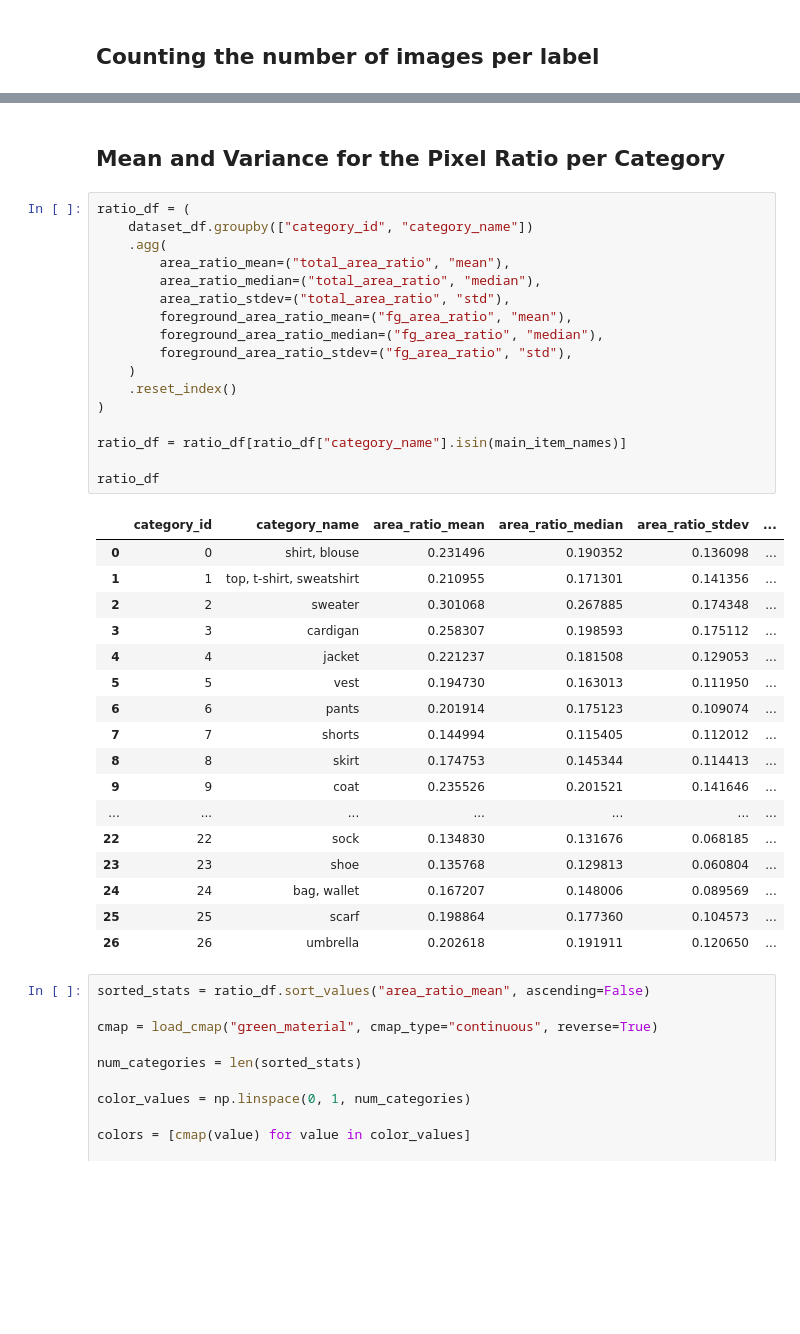
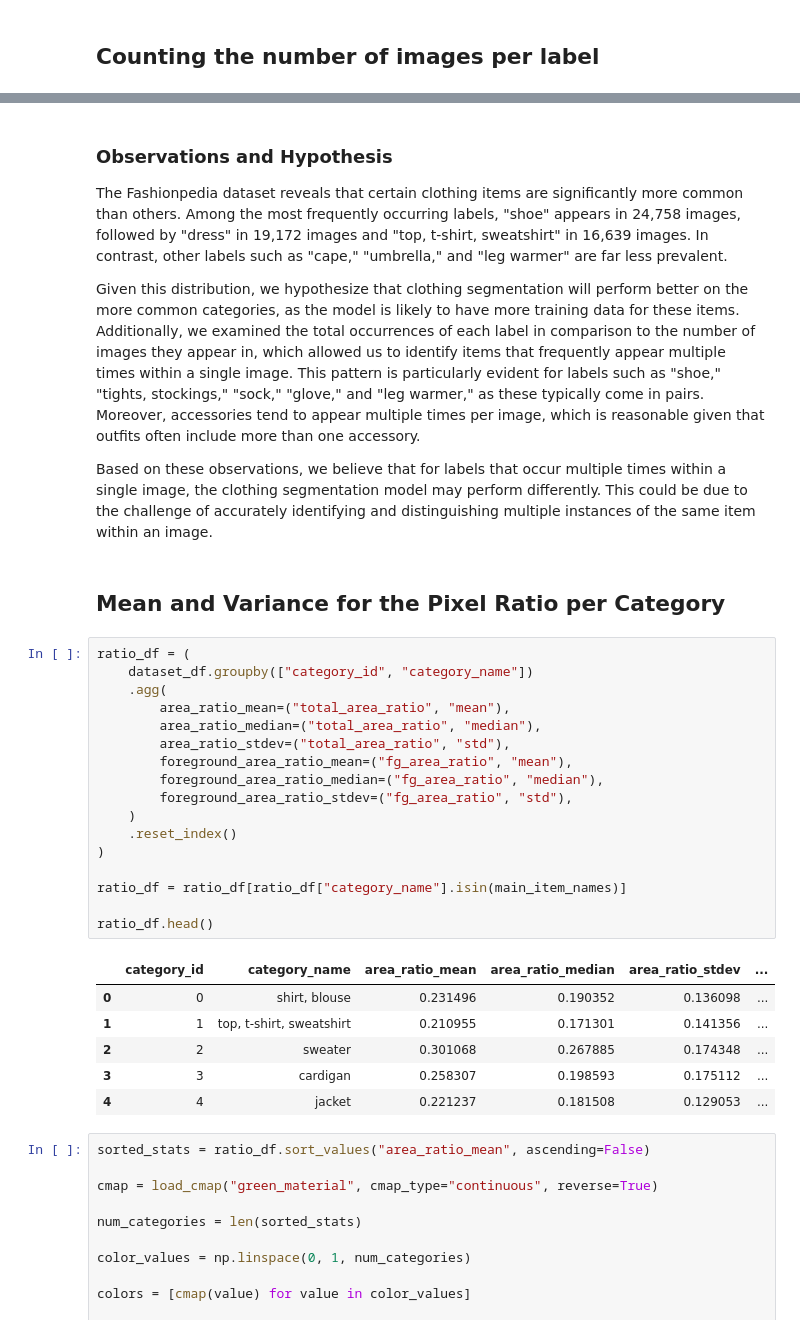
Before and after one commit to ZachParent/mai-object-recognition, a Jupyter notebook: practicals/p2/src/dataset_analysis.ipynb, the cells around one changed output, grey strips where cells are left out. Cells and saved outputs as stored; diff of their text form; blank space fills up the shorter version.

```diff
--- a/practicals/p2/src/dataset_analysis.ipynb
+++ b/practicals/p2/src/dataset_analysis.ipynb
@@ -206,40 +191,37 @@ plt.show()
+# %% [markdown]
+### Observations and Hypothesis
+
+The Fashionpedia dataset reveals that certain clothing items are significantly more common than others. Among the most frequently occurring labels, "shoe" appears in 24,758 images, followed by "dress" in 19,172 images and "top, t-shirt, sweatshirt" in 16,639 images. In contrast, other labels such as "cape," "umbrella," and "leg warmer" are far less prevalent.
+
+Given this distribution, we hypothesize that clothing segmentation will perform better on the more common categories, as the model is likely to have more training data for these items. Additionally, we examined the total occurrences of each label in comparison to the number of images they appear in, which allowed us to identify items that frequently appear multiple times within a single image. This pattern is particularly evident for labels such as "shoe," "tights, stockings," "sock," "glove," and "leg warmer," as these typically come in pairs. Moreover, accessories tend to appear multiple times per image, which is reasonable given that outfits often include more than one accessory.
+
+Based on these observations, we believe that for labels that occur multiple times within a single image, the clothing segmentation model may perform differently. This could be due to the challenge of accurately identifying and distinguishing multiple instances of the same item within an image.
 # %% [markdown]
 ## Mean and Variance for the Pixel Ratio per Category
 # %%
 ratio_df = (
     dataset_df.groupby(["category_id", "category_name"])
     .agg(
         area_ratio_mean=("total_area_ratio", "mean"),
         area_ratio_median=("total_area_ratio", "median"),
         area_ratio_stdev=("total_area_ratio", "std"),
         foreground_area_ratio_mean=("fg_area_ratio", "mean"),
         foreground_area_ratio_median=("fg_area_ratio", "median"),
         foreground_area_ratio_stdev=("fg_area_ratio", "std"),
     )
     .reset_index()
 )
 
 ratio_df = ratio_df[ratio_df["category_name"].isin(main_item_names)]
 
-ratio_df
+ratio_df.head()
 # %% [output]
 |  | category_id | category_name | area_ratio_mean | area_ratio_median | area_ratio_stdev | ... |
 | 0 | 0 | shirt, blouse | 0.231496 | 0.190352 | 0.136098 | ... |
 | 1 | 1 | top, t-shirt, sweatshirt | 0.210955 | 0.171301 | 0.141356 | ... |
 | 2 | 2 | sweater | 0.301068 | 0.267885 | 0.174348 | ... |
 | 3 | 3 | cardigan | 0.258307 | 0.198593 | 0.175112 | ... |
 | 4 | 4 | jacket | 0.221237 | 0.181508 | 0.129053 | ... |
-| 5 | 5 | vest | 0.194730 | 0.163013 | 0.111950 | ... |
-| 6 | 6 | pants | 0.201914 | 0.175123 | 0.109074 | ... |
-| 7 | 7 | shorts | 0.144994 | 0.115405 | 0.112012 | ... |
-| 8 | 8 | skirt | 0.174753 | 0.145344 | 0.114413 | ... |
-| 9 | 9 | coat | 0.235526 | 0.201521 | 0.141646 | ... |
-| ... | ... | ... | ... | ... | ... | ... |
-| 22 | 22 | sock | 0.134830 | 0.131676 | 0.068185 | ... |
-| 23 | 23 | shoe | 0.135768 | 0.129813 | 0.060804 | ... |
-| 24 | 24 | bag, wallet | 0.167207 | 0.148006 | 0.089569 | ... |
-| 25 | 25 | scarf | 0.198864 | 0.177360 | 0.104573 | ... |
-| 26 | 26 | umbrella | 0.202618 | 0.191911 | 0.120650 | ... |
 # %%
 sorted_stats = ratio_df.sort_values("area_ratio_mean", ascending=False)
 
```
Also changed, not shown: parts of 3 cells of this notebook, 1 other file.
